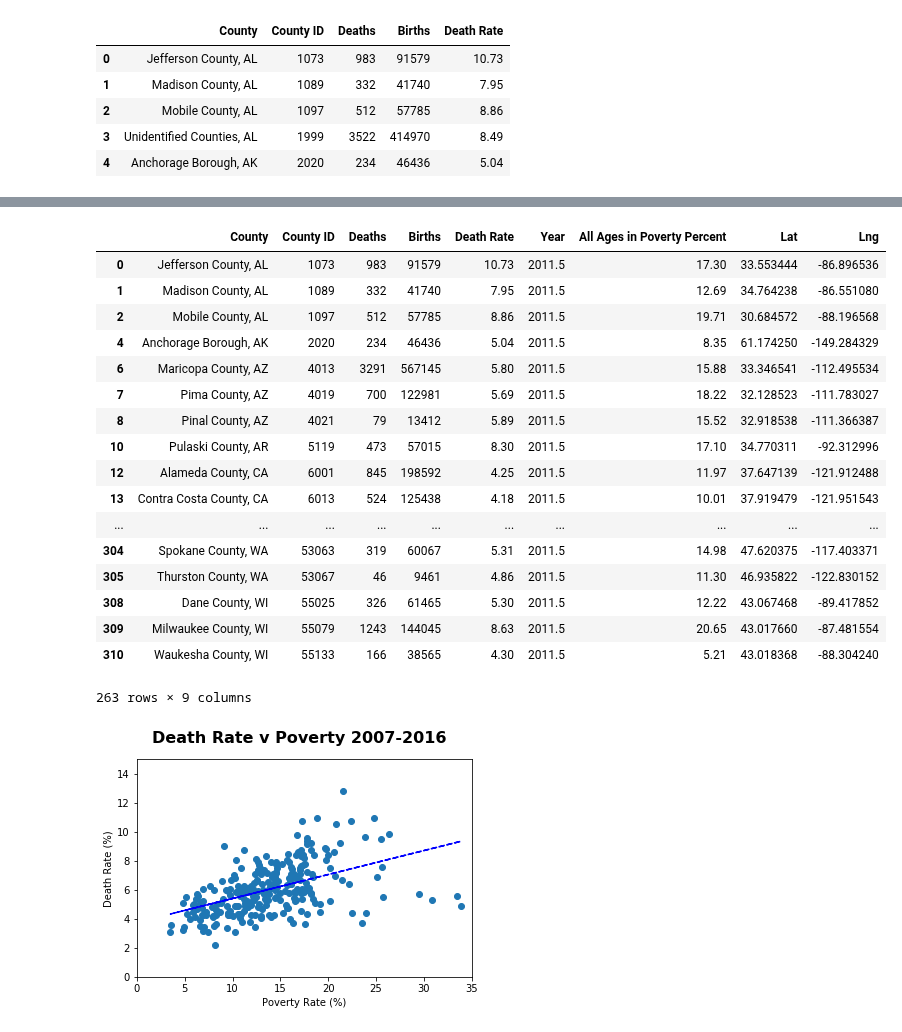
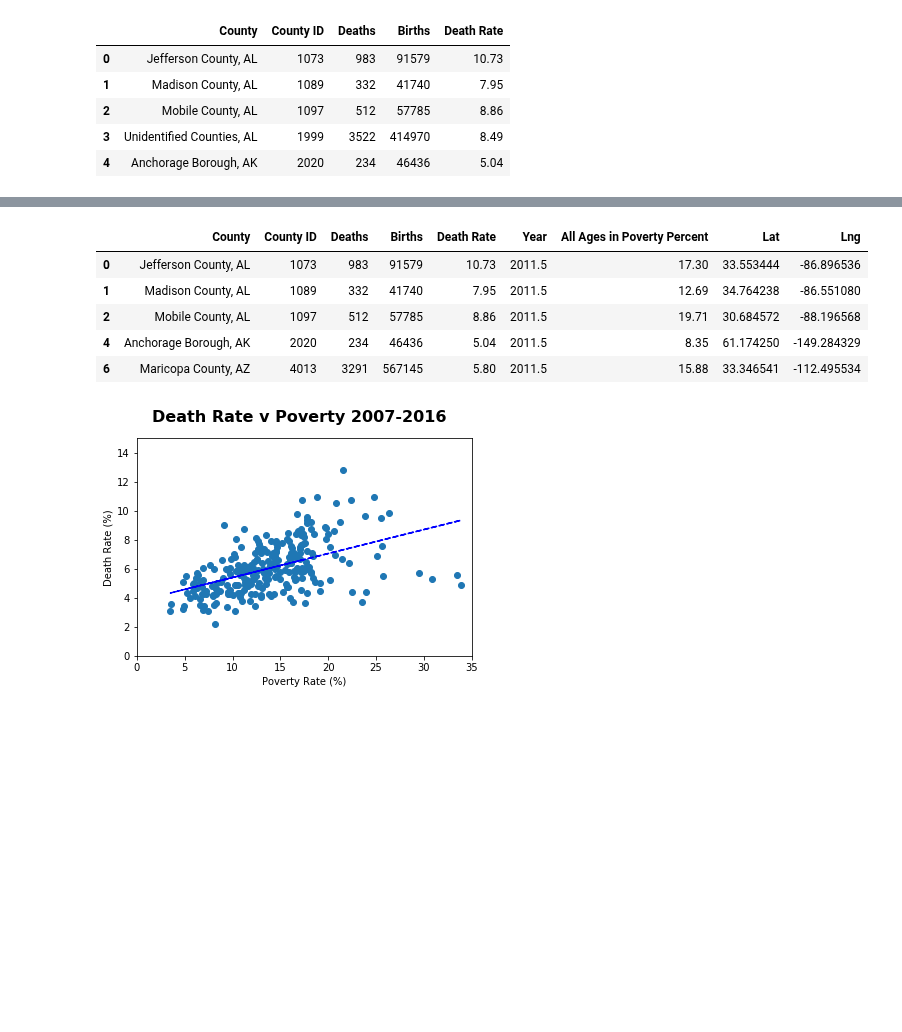
Before and after one commit to jasminajovanovic/IMR, a Jupyter notebook: Poverty.ipynb, the cells around one changed output, grey strips where cells are left out. Cells and saved outputs as stored; diff of their text form; code cells hidden in the pictures; blank space fills up the shorter version.

```diff
--- a/Poverty.ipynb
+++ b/Poverty.ipynb
@@ -224,26 +200,14 @@ regress_df
 #remove all rows with missing values
 regress_df = regress_df.dropna(how="any")
 # %%
-regress_df
+regress_df.head()
 # %% [output]
 |  | County | County ID | Deaths | Births | Death Rate | Year | All Ages in Poverty Percent | Lat | Lng |
 | 0 | Jefferson County, AL | 1073 | 983 | 91579 | 10.73 | 2011.5 | 17.30 | 33.553444 | -86.896536 |
 | 1 | Madison County, AL | 1089 | 332 | 41740 | 7.95 | 2011.5 | 12.69 | 34.764238 | -86.551080 |
 | 2 | Mobile County, AL | 1097 | 512 | 57785 | 8.86 | 2011.5 | 19.71 | 30.684572 | -88.196568 |
 | 4 | Anchorage Borough, AK | 2020 | 234 | 46436 | 5.04 | 2011.5 | 8.35 | 61.174250 | -149.284329 |
 | 6 | Maricopa County, AZ | 4013 | 3291 | 567145 | 5.80 | 2011.5 | 15.88 | 33.346541 | -112.495534 |
-| 7 | Pima County, AZ | 4019 | 700 | 122981 | 5.69 | 2011.5 | 18.22 | 32.128523 | -111.783027 |
-| 8 | Pinal County, AZ | 4021 | 79 | 13412 | 5.89 | 2011.5 | 15.52 | 32.918538 | -111.366387 |
-| 10 | Pulaski County, AR | 5119 | 473 | 57015 | 8.30 | 2011.5 | 17.10 | 34.770311 | -92.312996 |
-| 12 | Alameda County, CA | 6001 | 845 | 198592 | 4.25 | 2011.5 | 11.97 | 37.647139 | -121.912488 |
-| 13 | Contra Costa County, CA | 6013 | 524 | 125438 | 4.18 | 2011.5 | 10.01 | 37.919479 | -121.951543 |
-| ... | ... | ... | ... | ... | ... | ... | ... | ... | ... |
-| 304 | Spokane County, WA | 53063 | 319 | 60067 | 5.31 | 2011.5 | 14.98 | 47.620375 | -117.403371 |
-| 305 | Thurston County, WA | 53067 | 46 | 9461 | 4.86 | 2011.5 | 11.30 | 46.935822 | -122.830152 |
-| 308 | Dane County, WI | 55025 | 326 | 61465 | 5.30 | 2011.5 | 12.22 | 43.067468 | -89.417852 |
-| 309 | Milwaukee County, WI | 55079 | 1243 | 144045 | 8.63 | 2011.5 | 20.65 | 43.017660 | -87.481554 |
-| 310 | Waukesha County, WI | 55133 | 166 | 38565 | 4.30 | 2011.5 | 5.21 | 43.018368 | -88.304240 |
-263 rows × 9 columns
 # %%
 #define x and y axis for regression analsys
 x_axis = regress_df["All Ages in Poverty Percent"]
```
Also changed, not shown: parts of 10 cells of this notebook, 5 other files.
